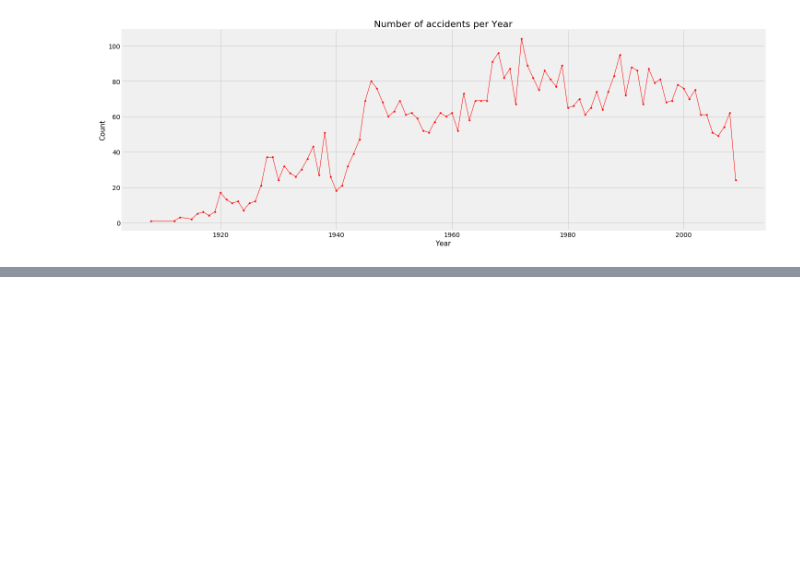
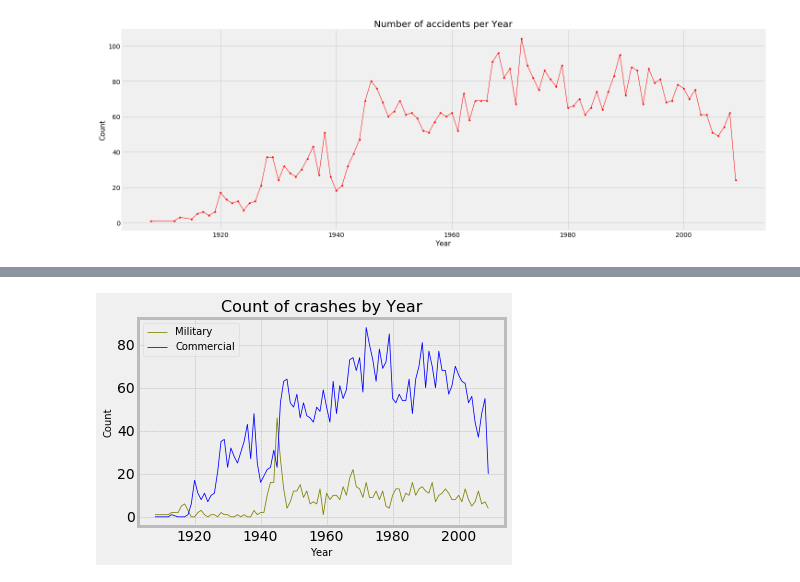
Before and after one commit to GrumpiestToast/Project-1, a Jupyter notebook: Airplane_Crashes.ipynb, the cells around one changed output, grey strips where cells are left out. Cells and saved outputs as stored; diff of their text form; code cells hidden in the pictures; blank space fills up the shorter version.

```diff
--- a/Airplane_Crashes.ipynb
+++ b/Airplane_Crashes.ipynb
@@ -177,0 +179,18 @@ plt.show()
+# %%
+Temp = df.copy()
+Temp['Military'] = Temp.Operator.str.contains('MILITARY')
+Temp['Commercial'] = Temp.Military == False
+Temp = Temp.loc[:, ['Year', 'Military', 'Commercial']]
+Temp = Temp.groupby('Year')[['Military', 'Commercial']].aggregate(np.count_nonzero)
+
+
+plt.plot(Temp.index, 'Military', data=Temp, color='olive', linewidth=.8)
+plt.plot(Temp.index, 'Commercial', data=Temp, color='blue', linewidth=.8)
+plt.legend(fontsize=10)
+plt.xlabel('Year', fontsize=10)
+plt.ylabel('Count', fontsize=10)
+plt.title('Count of crashes by Year', loc='Center', fontsize=16)
+plt.tight_layout()
+plt.show()
+# %% [output]
+[figure, added]
```
Also changed, not shown: parts of 17 cells of this notebook.
